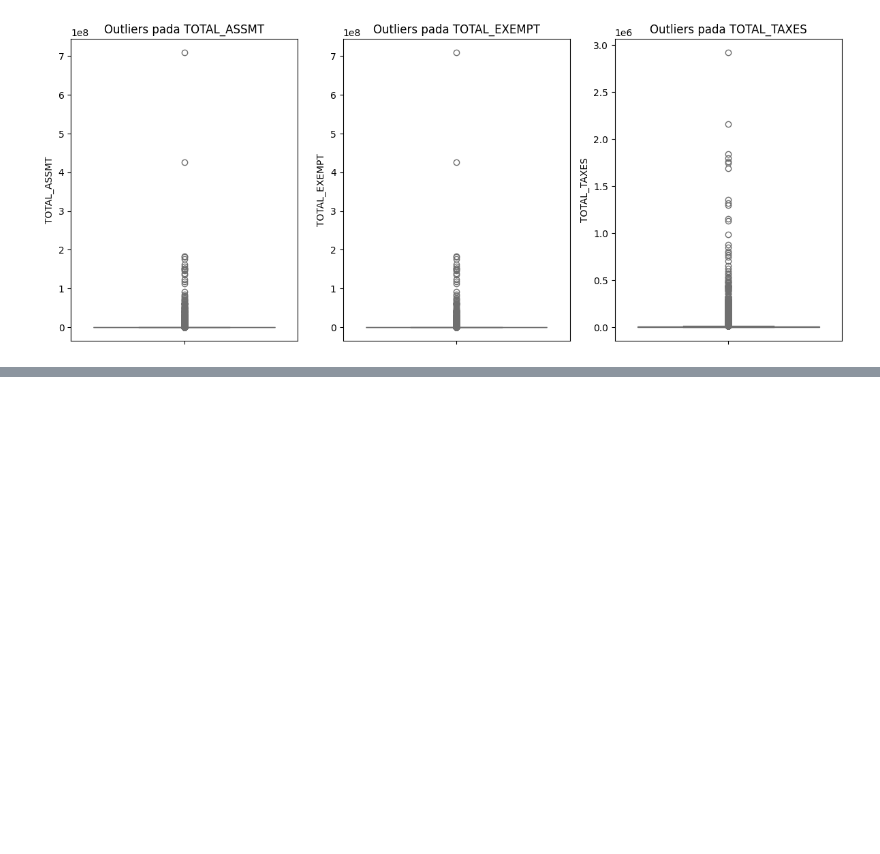
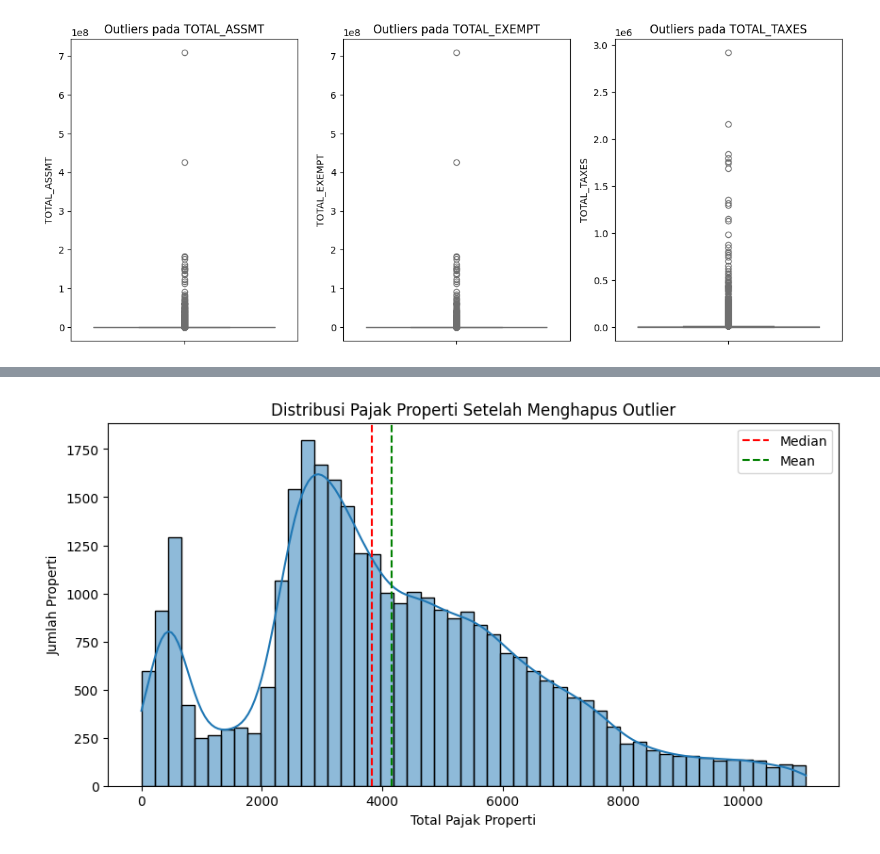
Before and after one commit to MuhammadBintang27/Kelompok_6_Tugas01_Data_Preparation, a Jupyter notebook: Kelompok6.ipynb, the cells around one changed output, grey strips where cells are left out. Drawn from its saved outputs; the diff is of its cells as text; code cells hidden in the pictures; blank space fills up the shorter version.

Commit message:
Data Preparation

```diff
--- a/Kelompok6.ipynb
+++ b/Kelompok6.ipynb
@@ -198,0 +270,6 @@ plt.show()
+# %%
+# Mengubah teks menjadi huruf kecil agar konsisten
+df["SHORT_DESC"] = df["SHORT_DESC"].str.lower()
+
+# Menampilkan 5 baris pertama setelah konversi
+print(df[["SHORT_DESC"]].head())
@@ -198,0 +285,14 @@ plt.show()
+# %%
+# Membersihkan nama kolom dari spasi ekstra
+df.columns = df.columns.str.strip()
+
+# Menampilkan beberapa contoh data untuk memastikan formatnya benar
+print("Contoh data Property_Location:")
+print(df["Property_Location"].head())
+
+# Mengekstrak Longitude dan Latitude dari format "POINT (longitude latitude)"
+df[["Longitude", "Latitude"]] = df["Property_Location"].str.extract(r'POINT \(([-\d.]+) ([-\d.]+)\)')
+
+# Menampilkan hasil
+print("\nData setelah ekstraksi Longitude dan Latitude:")
+print(df[["Longitude", "Latitude"]].head())
@@ -198,0 +328,13 @@ plt.show()
+# %%
+# Cek distribusi pajak properti
+plt.figure(figsize=(10,5))
+sns.histplot(df["TOTAL_TAXES"], bins=50, kde=True)
+plt.axvline(df["TOTAL_TAXES"].median(), color='r', linestyle='dashed', label="Median")
+plt.axvline(df["TOTAL_TAXES"].mean(), color='g', linestyle='dashed', label="Mean")
+plt.xlabel("Total Pajak Properti")
+plt.ylabel("Jumlah Properti")
+plt.title("Distribusi Pajak Properti Setelah Menghapus Outlier")
+plt.legend()
+plt.show()
+# %% [output]
+[figure, added]
```
Also changed, not shown: parts of 12 cells of this notebook, 1 other file.
